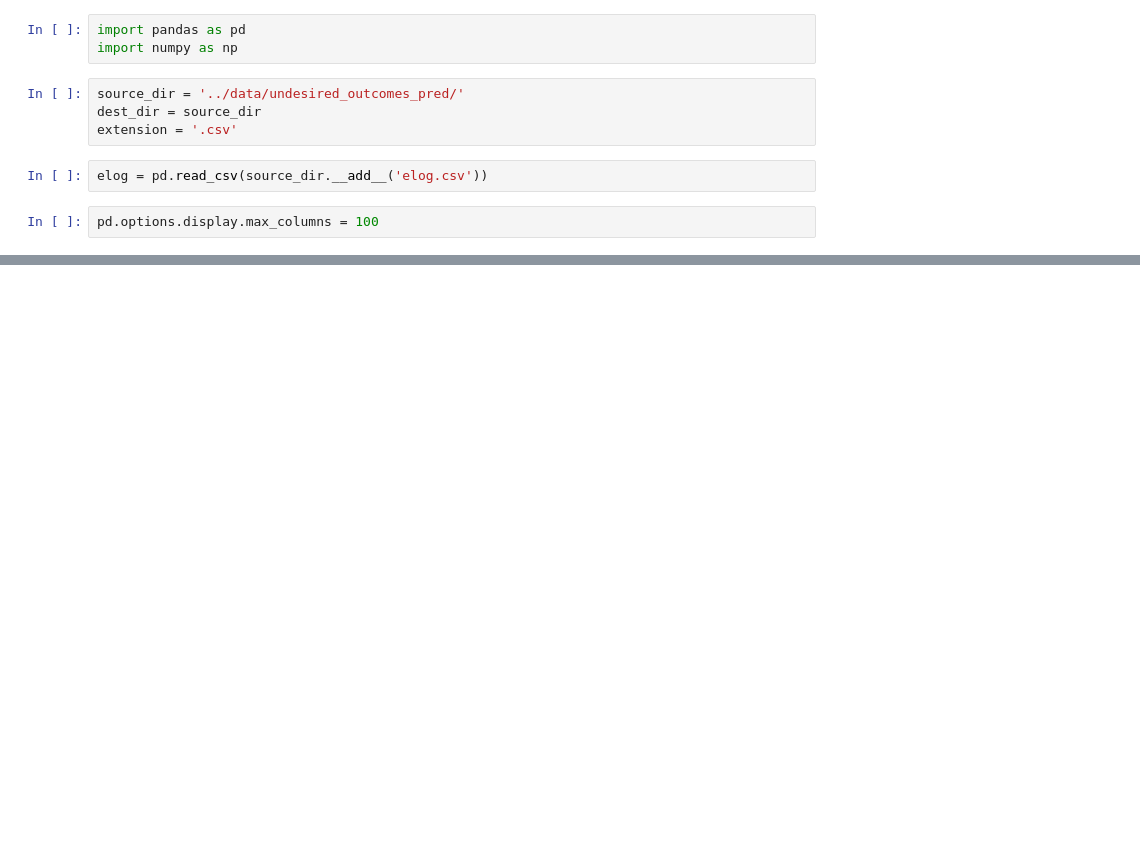
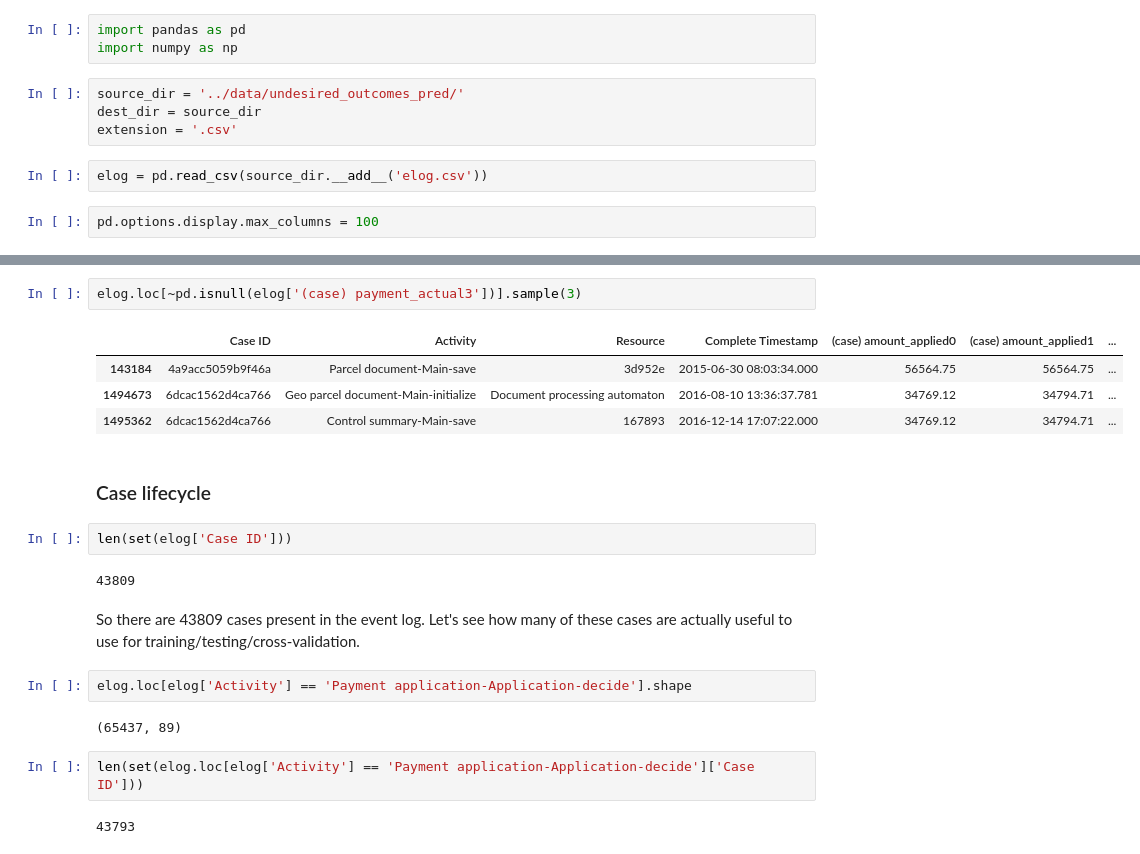
Before and after one commit to akbokha/EAGF-BPI2018, a Jupyter notebook: undesired_outcomes/undesired_outcomes_data.ipynb, the cells around one changed output, grey strips where cells are left out. Drawn from its saved outputs; the diff is of its cells as text; blank space fills up the shorter version.

Commit message:
fix mistake in calculation of penalty amounts + start on undesired outcome specific processing

```diff
--- a/undesired_outcomes/undesired_outcomes_data.ipynb
+++ b/undesired_outcomes/undesired_outcomes_data.ipynb
@@ -43,0 +44,23 @@ elog.loc[~pd.isnull(elog['(case) penalty_amount2'])]
+# %%
+elog.loc[~pd.isnull(elog['(case) payment_actual3'])].sample(3)
+# %% [output]
+|  | Case ID | Activity | Resource | Complete Timestamp | (case) amount_applied0 | (case) amount_applied1 | ... |
+| 143184 | 4a9acc5059b9f46a | Parcel document-Main-save | 3d952e | 2015-06-30 08:03:34.000 | 56564.75 | 56564.75 | ... |
+| 1494673 | 6dcac1562d4ca766 | Geo parcel document-Main-initialize | Document processing automaton | 2016-08-10 13:36:37.781 | 34769.12 | 34794.71 | ... |
+| 1495362 | 6dcac1562d4ca766 | Control summary-Main-save | 167893 | 2016-12-14 17:07:22.000 | 34769.12 | 34794.71 | ... |
+# %% [markdown]
+### Case lifecycle
+# %%
+len(set(elog['Case ID']))
+# %% [output]
+43809
+# %% [markdown]
+So there are 43809 cases present in the event log. Let's see how many of these cases are actually useful to use for training/testing/cross-validation.
+# %%
+elog.loc[elog['Activity'] == 'Payment application-Application-decide'].shape
+# %% [output]
+(65437, 89)
+# %%
+len(set(elog.loc[elog['Activity'] == 'Payment application-Application-decide']['Case ID']))
+# %% [output]
+43793
```
Also changed, not shown: parts of 9 cells of this notebook, 1 other file.
